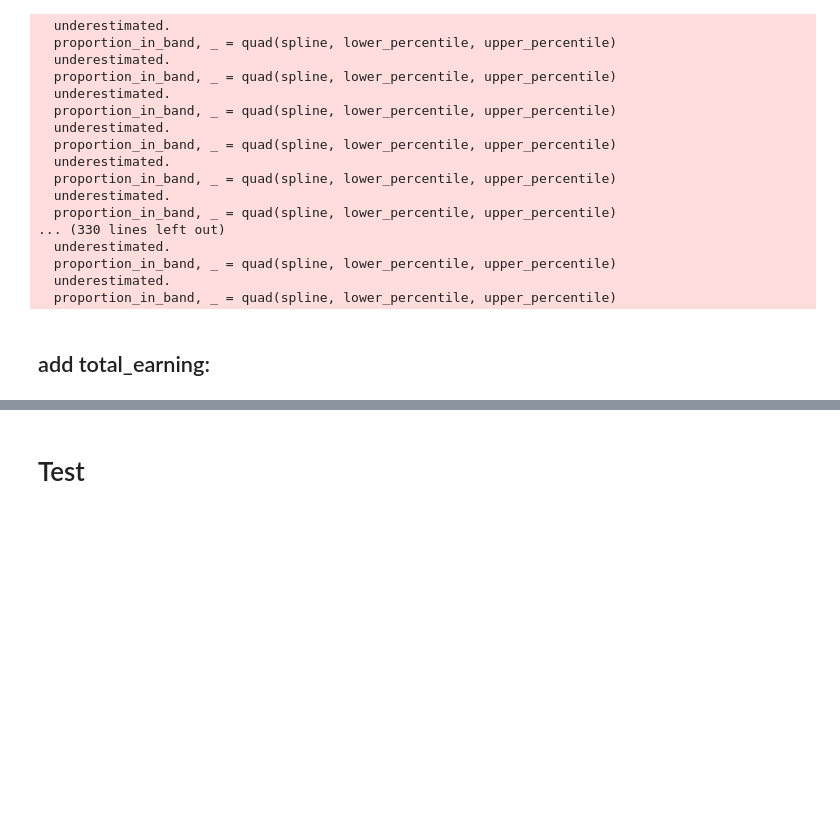
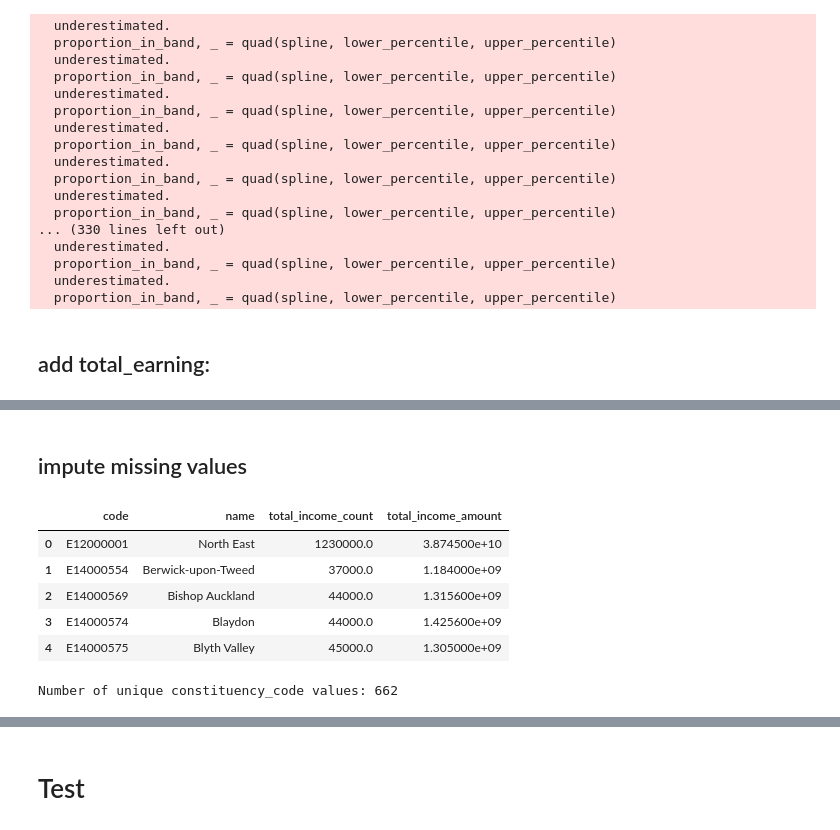
Before and after one commit to PolicyEngine/uk-local-area-calibration, a Jupyter notebook: earnings-distribution-targets/Earnings_distribution_targets.ipynb, the cells around one changed output, grey strips where cells are left out. Cells and saved outputs as stored; diff of their text form; code cells hidden in the pictures; blank space fills up the shorter version.

```diff
--- a/earnings-distribution-targets/Earnings_distribution_targets.ipynb
+++ b/earnings-distribution-targets/Earnings_distribution_targets.ipynb
@@ -596,0 +314,20 @@ files.download('Earnings_distribution_targets.csv')
+# %% [markdown]
+## impute missing values
+# %%
+total_income = pd.read_csv("total_income.csv")
+total_income.head()
+# %% [output]
+|  | code | name | total_income_count | total_income_amount |
+| 0 | E12000001 | North East | 1230000.0 | 3.874500e+10 |
+| 1 | E14000554 | Berwick-upon-Tweed | 37000.0 | 1.184000e+09 |
+| 2 | E14000569 | Bishop Auckland | 44000.0 | 1.315600e+09 |
+| 3 | E14000574 | Blaydon | 44000.0 | 1.425600e+09 |
+| 4 | E14000575 | Blyth Valley | 45000.0 | 1.305000e+09 |
+# %%
+# Count the unique constituency_code values
+unique_constituency_codes = total_income['code'].nunique()
+
+# Display the count
+print(f"Number of unique constituency_code values: {unique_constituency_codes}")
+# %% [output]
+Number of unique constituency_code values: 662
```
Also changed, not shown: parts of 20 cells of this notebook, 3 other files.
